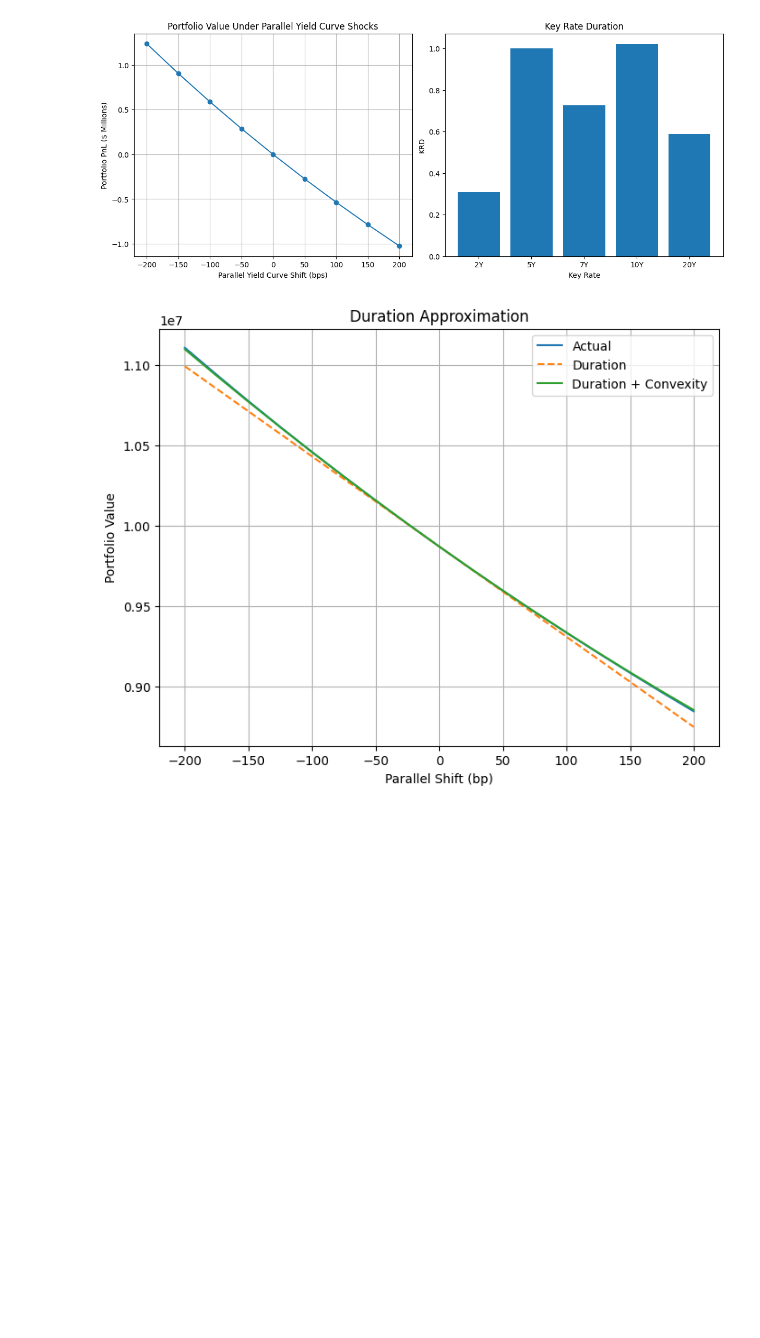
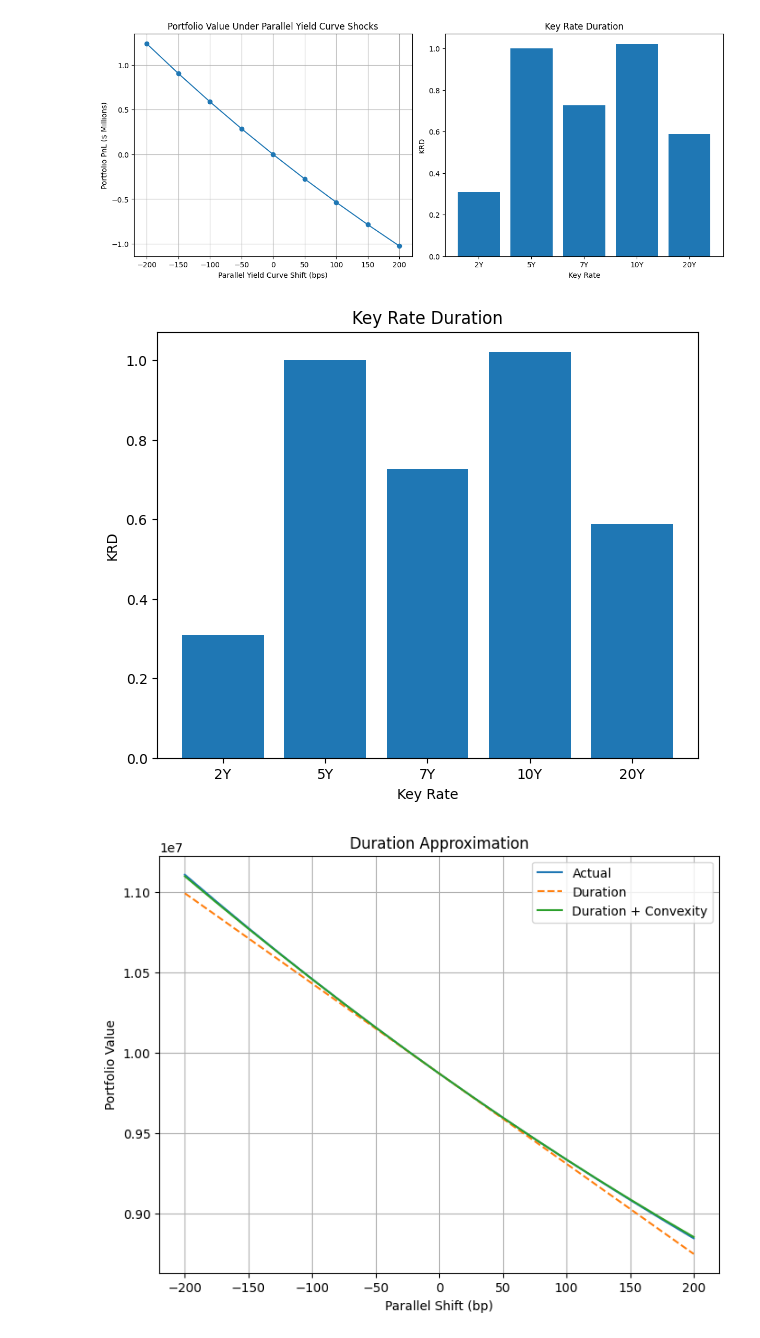
Before and after one commit to gy623/Interest-Rate-Curve-Bootstrapping-and-Stress-Testing, a Jupyter notebook: notebooks/06_stress_testing.ipynb, the cells around one changed output. Saved outputs shown, nothing was run; the diff lists cells and outputs as text; code cells hidden in the pictures; blank space fills up the shorter version.

Commit message:
Plots

```diff
--- a/notebooks/06_stress_testing.ipynb
+++ b/notebooks/06_stress_testing.ipynb
@@ -308,6 +308,17 @@ axes[0].grid(True)
 plt.savefig(ROOT / "outputs/parallel_shocks_KRD.png")
 # %% [output]
 [figure]
+# %%
+fig, ax = plt.subplots(figsize=(6, 5), constrained_layout=True)
+
+ax.bar(["2Y", "5Y", "7Y", "10Y", "20Y"], krd["Duration"])
+ax.set_xlabel("Key Rate")
+ax.set_ylabel("KRD")
+ax.set_title("Key Rate Duration")
+
+plt.savefig(ROOT / "outputs/KRD.png")
+# %% [output]
+[figure, added]
 # %%
 # Duration approximation
 actual = []
```
Also changed, not shown: parts of 2 cells of this notebook, 1 other file.
